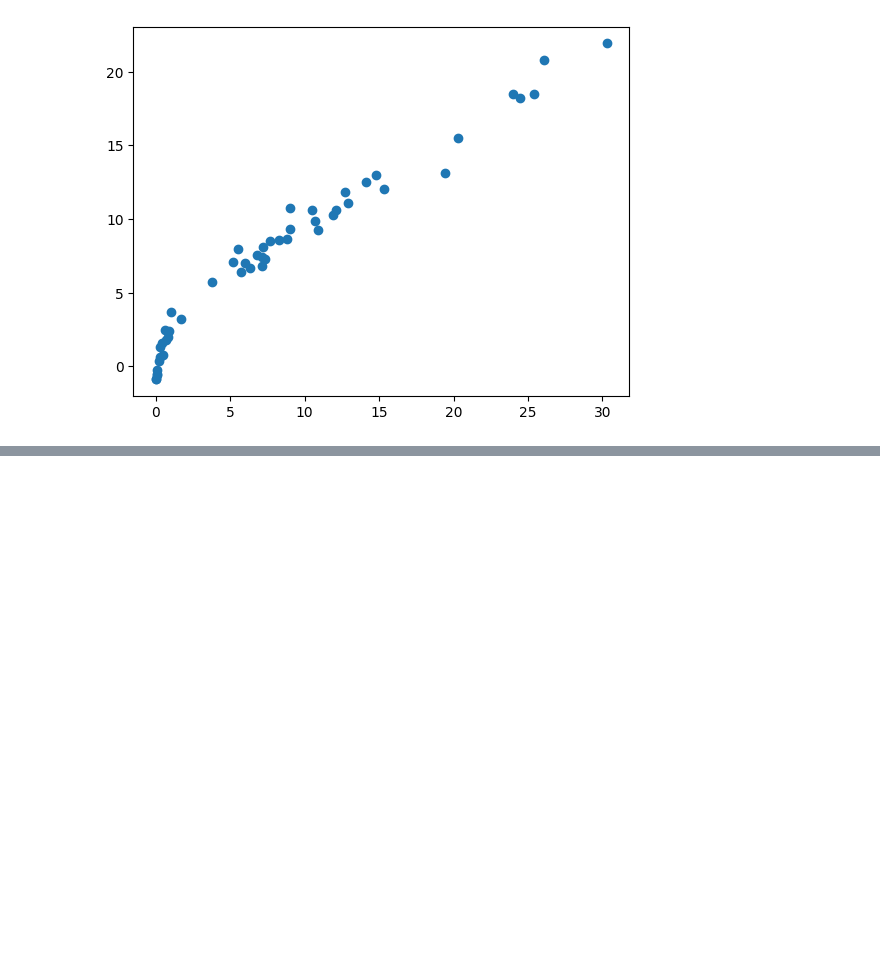
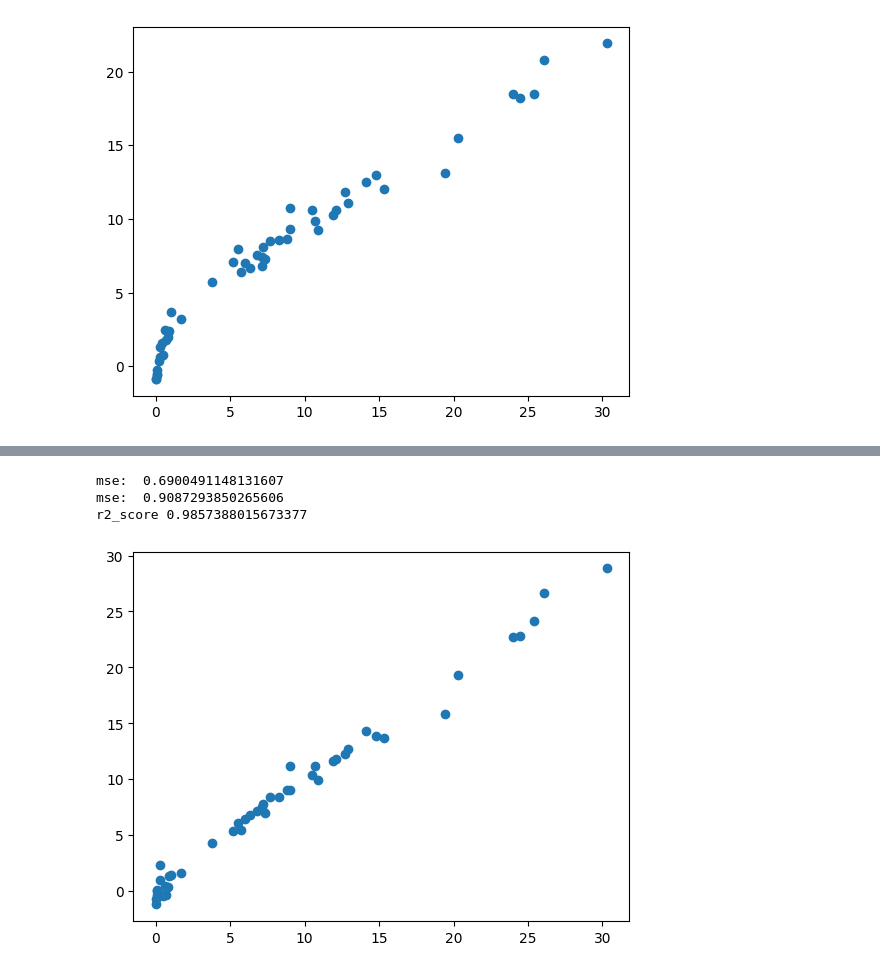
Before and after one commit to Ilker-Findik/Kaggle, a Jupyter notebook: ridgelassoelasticnet.ipynb, the cells around one changed output, grey strips where cells are left out. Saved outputs shown, nothing was run; the diff lists cells and outputs as text; code cells hidden in the pictures; blank space fills up the shorter version.

```diff
--- a/ridgelassoelasticnet.ipynb
+++ b/ridgelassoelasticnet.ipynb
@@ -420,0 +445,13 @@ r2_score 0.8878275563546819
+# %%
+from sklearn.linear_model import RidgeCV
+ridgecv = RidgeCV(cv=5)
+ridgecv.fit(X_train_scaled,y_train)
+y_pred = ridgecv.predict(X_test_scaled)
+mae = mean_absolute_error(y_test,y_pred)
+mse = mean_squared_error(y_test,y_pred)
+score=r2_score(y_test,y_pred)
+print("mse: ",mae)
+print("mse: ",mse)
+print("r2_score",score)
+plt.scatter(y_test,y_pred)
+plt.show()
@@ -420,0 +463,18 @@ r2_score 0.8878275563546819
+# %%
+from sklearn.linear_model import ElasticNetCV
+elasticnetcv = ElasticNetCV(cv=5)
+elasticnetcv.fit(X_train_scaled,y_train)
+y_pred = elasticnetcv.predict(X_test_scaled)
+mae = mean_absolute_error(y_test,y_pred)
+mse = mean_squared_error(y_test,y_pred)
+score=r2_score(y_test,y_pred)
+print("mse: ",mae)
+print("mse: ",mse)
+print("r2_score",score)
+plt.scatter(y_test,y_pred)
+plt.show()
+# %% [output]
+mse:  0.6900491148131607
+mse:  0.9087293850265606
+r2_score 0.9857388015673377
+[figure, added]
```
Also changed, not shown: parts of 5 cells of this notebook.
